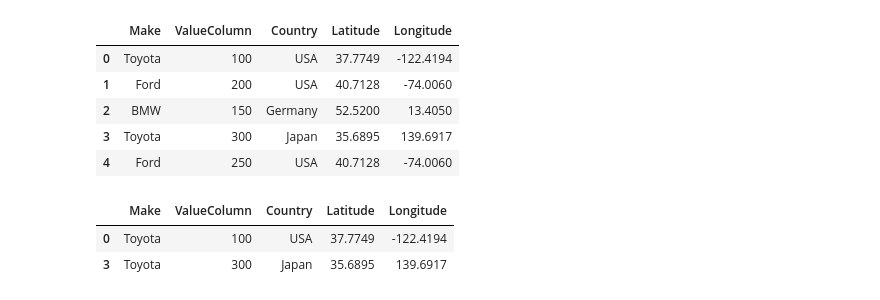
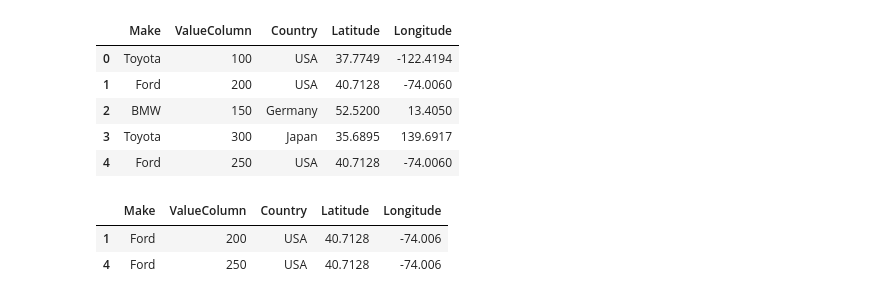
Before and after one commit to YonInsights/Project-4, a Jupyter notebook: project-4.ipynb, the cells around one changed output. Saved outputs shown, nothing was run; the diff lists cells and outputs as text; code cells hidden in the pictures.

```diff
--- a/project-4.ipynb
+++ b/project-4.ipynb
@@ -186,8 +186,8 @@ car.head()
 | 3 | Toyota | 300 | Japan | 35.6895 | 139.6917 |
 | 4 | Ford | 250 | USA | 40.7128 | -74.0060 |
 # %%
-car[car['Make']>'Ford']
+car[car['Make']=='Ford']
 # %% [output]
 |  | Make | ValueColumn | Country | Latitude | Longitude |
-| 0 | Toyota | 100 | USA | 37.7749 | -122.4194 |
-| 3 | Toyota | 300 | Japan | 35.6895 | 139.6917 |
+| 1 | Ford | 200 | USA | 40.7128 | -74.006 |
+| 4 | Ford | 250 | USA | 40.7128 | -74.006 |
```
